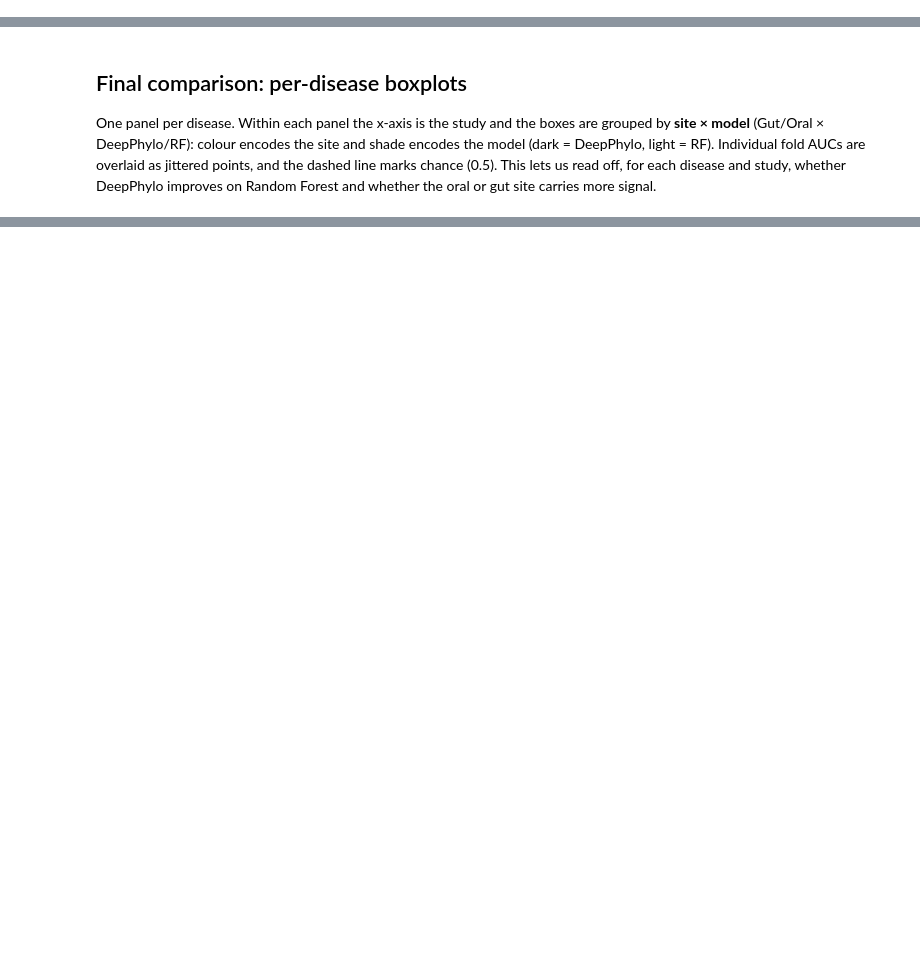
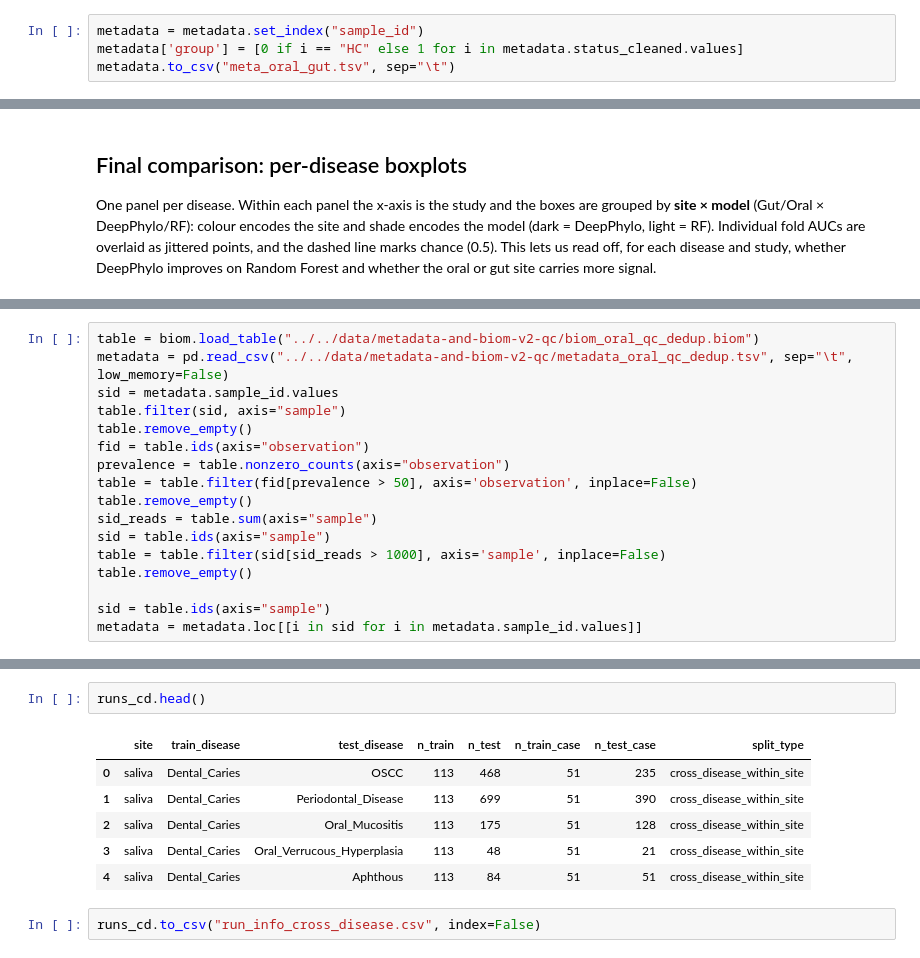
Before and after one commit to xu-research-lab/global-oral-microbiome, a Jupyter notebook: script/disease_classification/disease_predict.ipynb, the cells around one changed output, grey strips where cells are left out. Drawn from its saved outputs; the diff is of its cells as text; blank space fills up the shorter version.

Commit message:
updata disease results

```diff
--- a/script/disease_classification/disease_predict.ipynb
+++ b/script/disease_classification/disease_predict.ipynb
@@ -834,6 +734,10 @@ table
 # %%
 metadata = metadata.loc[metadata.status_cleaned.notna()]
 metadata = metadata.loc[metadata.status_cleaned != "Other"]
+# %%
+metadata = metadata.set_index("sample_id")
+metadata['group'] = [0 if i == "HC" else 1 for i in metadata.status_cleaned.values]
+metadata.to_csv("meta_oral_gut.tsv", sep="\t")
 # %%
 metadata.head()
 # %% [output]
@@ -1214,0 +1128,17 @@ plt.show()
+# %%
+table = biom.load_table("../../data/metadata-and-biom-v2-qc/biom_oral_qc_dedup.biom")
+metadata = pd.read_csv("../../data/metadata-and-biom-v2-qc/metadata_oral_qc_dedup.tsv", sep="\t", low_memory=False)
+sid = metadata.sample_id.values
+table.filter(sid, axis="sample")
+table.remove_empty()
+fid = table.ids(axis="observation")
+prevalence = table.nonzero_counts(axis="observation")
+table = table.filter(fid[prevalence > 50], axis='observation', inplace=False)
+table.remove_empty()
+sid_reads = table.sum(axis="sample")
+sid = table.ids(axis="sample")
+table = table.filter(sid[sid_reads > 1000], axis='sample', inplace=False)
+table.remove_empty()
+
+sid = table.ids(axis="sample")
+metadata = metadata.loc[[i in sid for i in metadata.sample_id.values]]
@@ -1214,0 +1748,11 @@ plt.show()
+# %%
+runs_cd.head()
+# %% [output]
+|  | site | train_disease | test_disease | n_train | n_test | n_train_case | n_test_case | split_type |
+| 0 | saliva | Dental_Caries | OSCC | 113 | 468 | 51 | 235 | cross_disease_within_site |
+| 1 | saliva | Dental_Caries | Periodontal_Disease | 113 | 699 | 51 | 390 | cross_disease_within_site |
+| 2 | saliva | Dental_Caries | Oral_Mucositis | 113 | 175 | 51 | 128 | cross_disease_within_site |
+| 3 | saliva | Dental_Caries | Oral_Verrucous_Hyperplasia | 113 | 48 | 51 | 21 | cross_disease_within_site |
+| 4 | saliva | Dental_Caries | Aphthous | 113 | 84 | 51 | 51 | cross_disease_within_site |
+# %%
+runs_cd.to_csv("run_info_cross_disease.csv", index=False)
```
Also changed, not shown: parts of 63 cells of this notebook, 1 other file.
